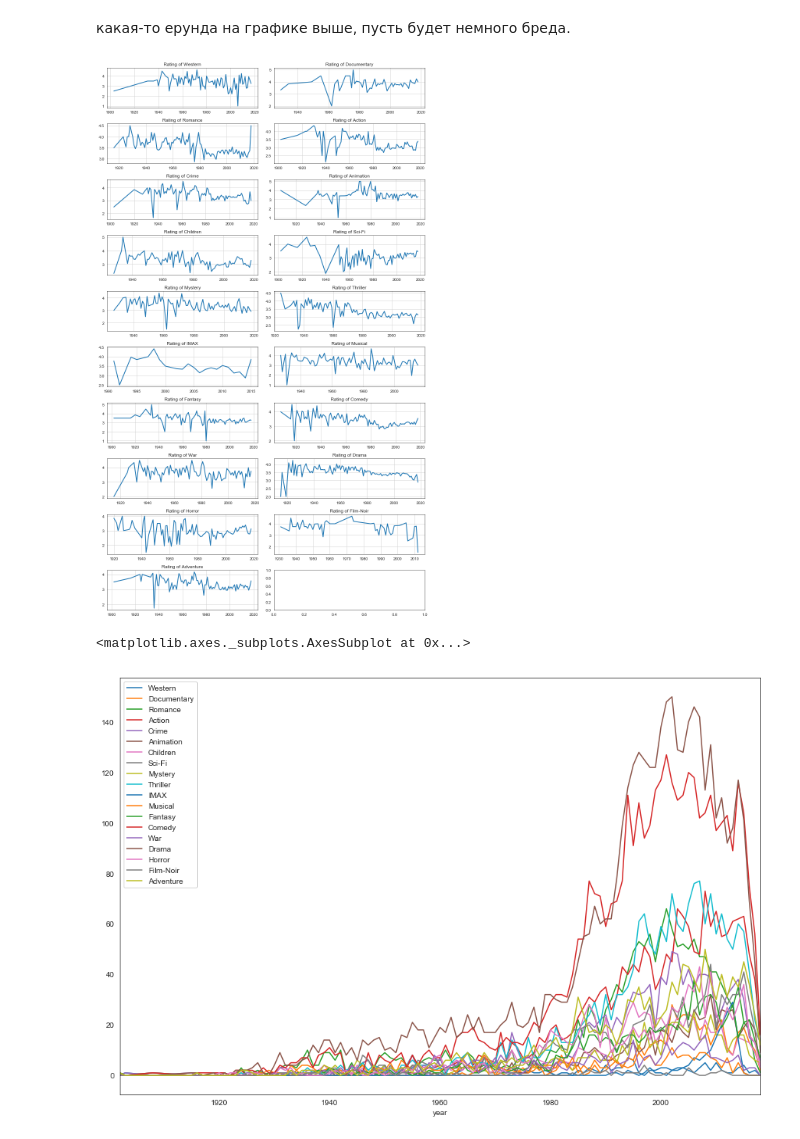
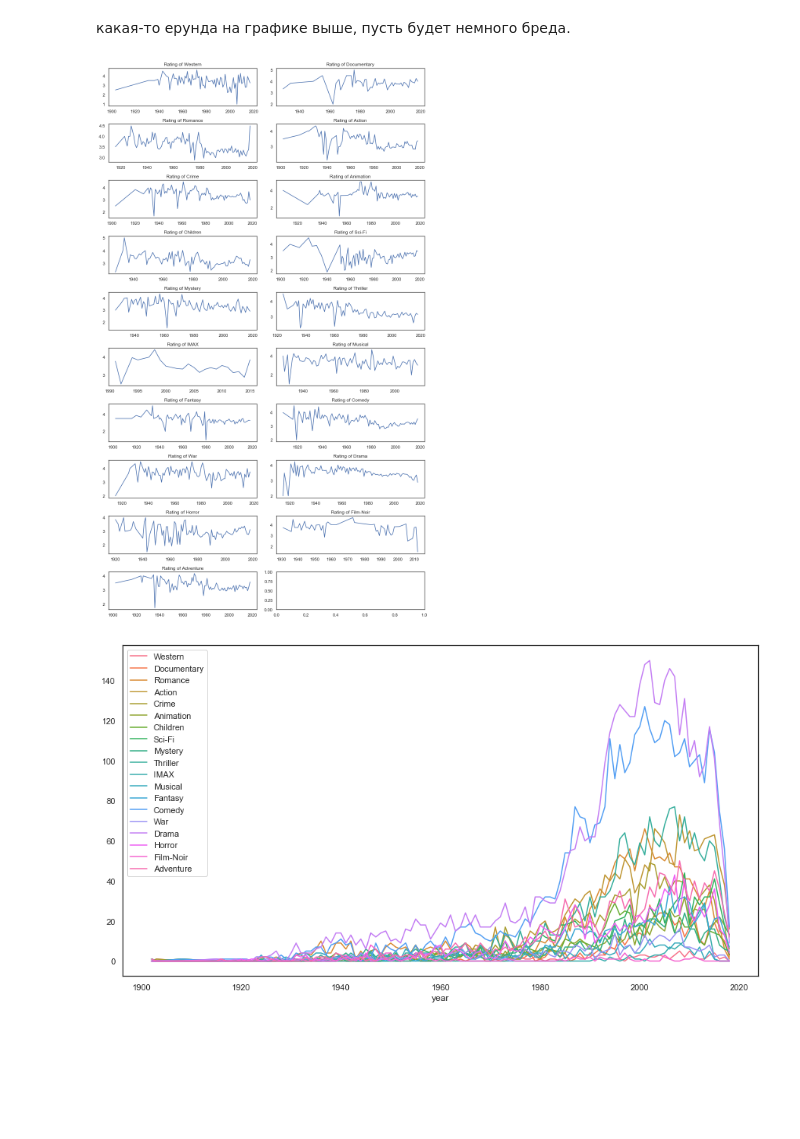
Before and after one commit to MedalKa/lab2, a Jupyter notebook: Lab_2. Recommender systems.ipynb, the cells around one changed output. Drawn from its saved outputs; the diff is of its cells as text; code cells hidden in the pictures; blank space fills up the shorter version.

Commit message:
added roles, worldcloud, now graph in sns style

```diff
--- a/Lab_2. Recommender systems.ipynb
+++ b/Lab_2. Recommender systems.ipynb
@@ -272,17 +280,18 @@ sub = movies[movies["year"]!=-1]
 fig, axes = plt.subplots(10,2,figsize=(12,20))
 for i, genre in  enumerate(genres, 1):
     genreMovies = sub[sub[genre]==1].groupby("year").mean()["rating"]
-    axes[(i-1)//2, (i-1)%2].plot(genreMovies, linewidth=2.0)
+    sns.lineplot(data=genreMovies, ax=axes[(i-1)//2, (i-1)%2])
     axes[(i-1)//2, (i-1)%2].title.set_text("Rating of %s"%genre)
-    axes[(i-1)//2, (i-1)%2].grid(True)
+    axes[(i-1)//2, (i-1)%2].grid(False)
 fig.tight_layout()
 # %% [output]
-[figure, old version]
+[figure, new version]
 # %%
-movies[movies["year"]!=-1].groupby(['year'])[list(genres)].sum().plot(figsize=(15,10))
+plt.subplots(figsize=(15,8))
+sns.lineplot(data=movies[movies["year"]!=-1].groupby(['year'])[list(genres)].sum(), dashes=False)
+fig.tight_layout()
 # %% [output]
-<matplotlib.axes._subplots.AxesSubplot at 0x...>
-[figure, old version]
+[figure, new version]
 # %%
 movies[movies["year"]!=-1].groupby(['year'])[list(genres)].sum().tail(10)
 # %% [output]
```
Also changed, not shown: parts of 16 cells of this notebook.
